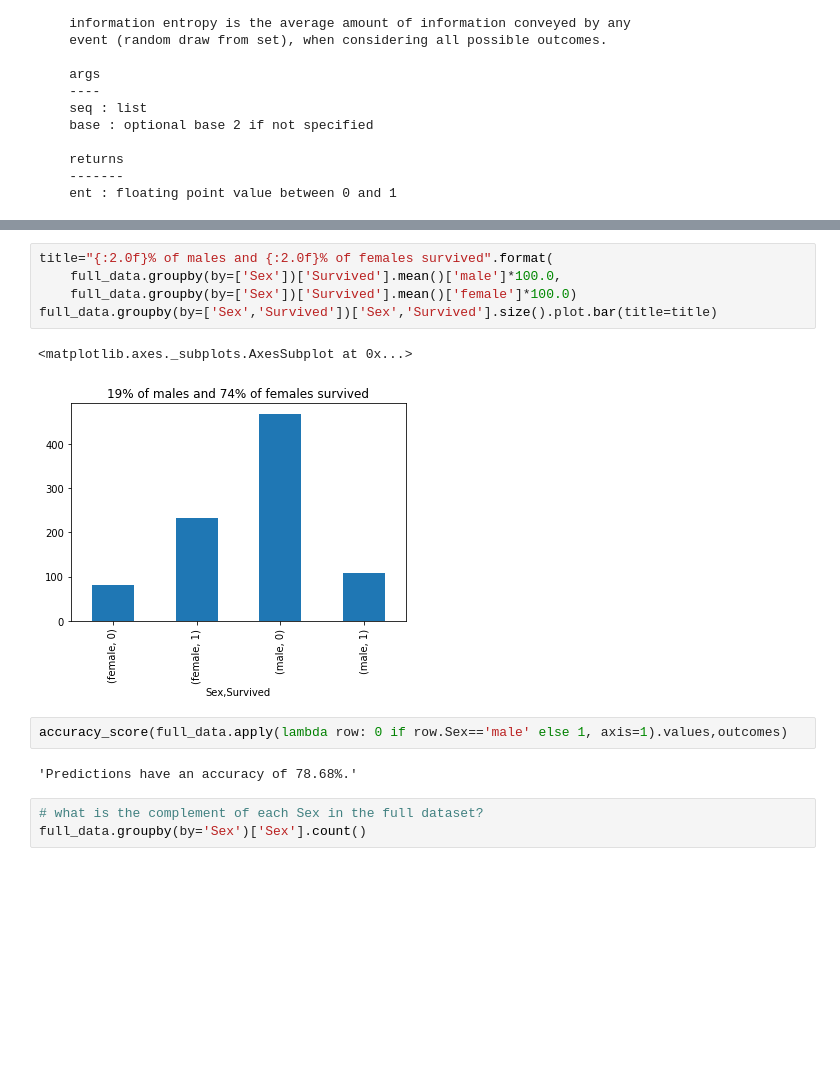
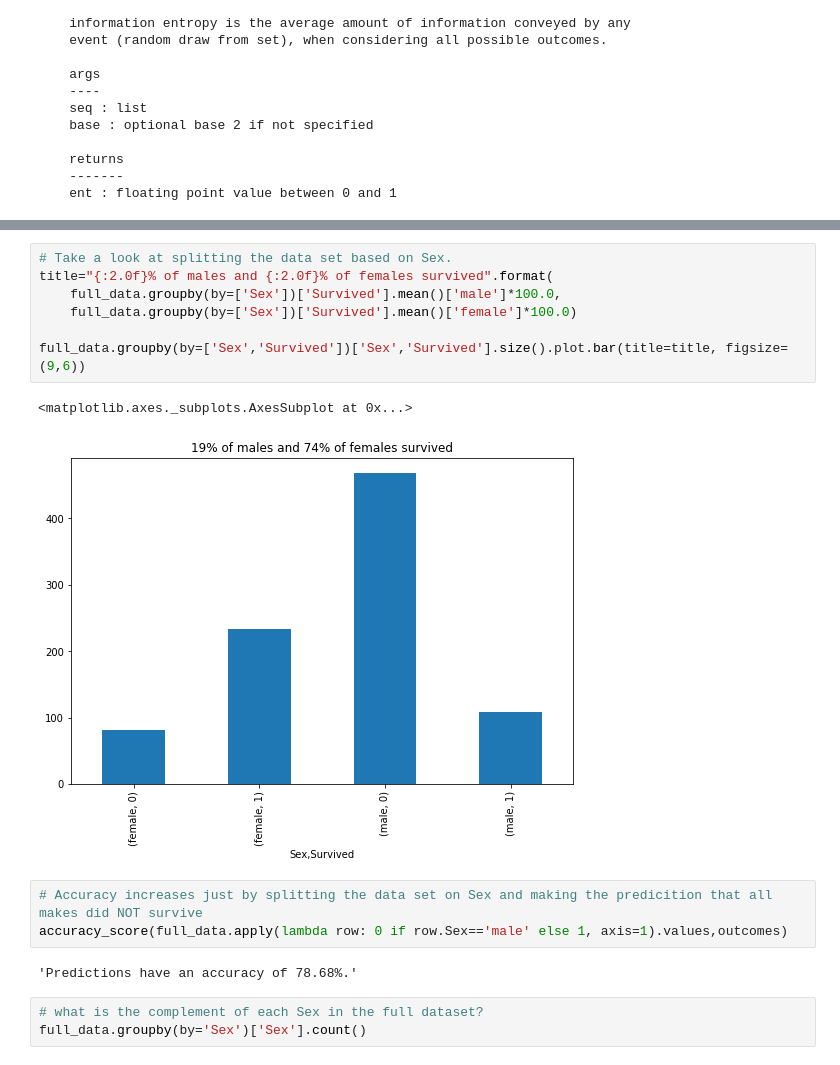
Before and after one commit to lpalum/machine-learning, a Jupyter notebook: titanic_survival_exploration/titanic_survival_exploration.ipynb, the cells around one changed output, grey strips where cells are left out. Drawn from its saved outputs; the diff is of its cells as text; blank space fills up the shorter version.

```diff
--- a/titanic_survival_exploration/titanic_survival_exploration.ipynb
+++ b/titanic_survival_exploration/titanic_survival_exploration.ipynb
@@ -341,12 +334,15 @@ accuracy_score(np.ones(len(outcomes)),outcomes)
 # %%
+# Take a look at splitting the data set based on Sex.
 title="{:2.0f}% of males and {:2.0f}% of females survived".format(
     full_data.groupby(by=['Sex'])['Survived'].mean()['male']*100.0,
     full_data.groupby(by=['Sex'])['Survived'].mean()['female']*100.0)
-full_data.groupby(by=['Sex','Survived'])['Sex','Survived'].size().plot.bar(title=title)
+
+full_data.groupby(by=['Sex','Survived'])['Sex','Survived'].size().plot.bar(title=title, figsize=(9,6))
 # %% [output]
 <matplotlib.axes._subplots.AxesSubplot at 0x...>
-[figure, old version]
+[figure, new version]
 # %%
+# Accuracy increases just by splitting the data set on Sex and making the predicition that all makes did NOT survive
 accuracy_score(full_data.apply(lambda row: 0 if row.Sex=='male' else 1, axis=1).values,outcomes)
 # %% [output]
 'Predictions have an accuracy of 78.68%.'
```
Also changed, not shown: parts of 14 cells of this notebook.
